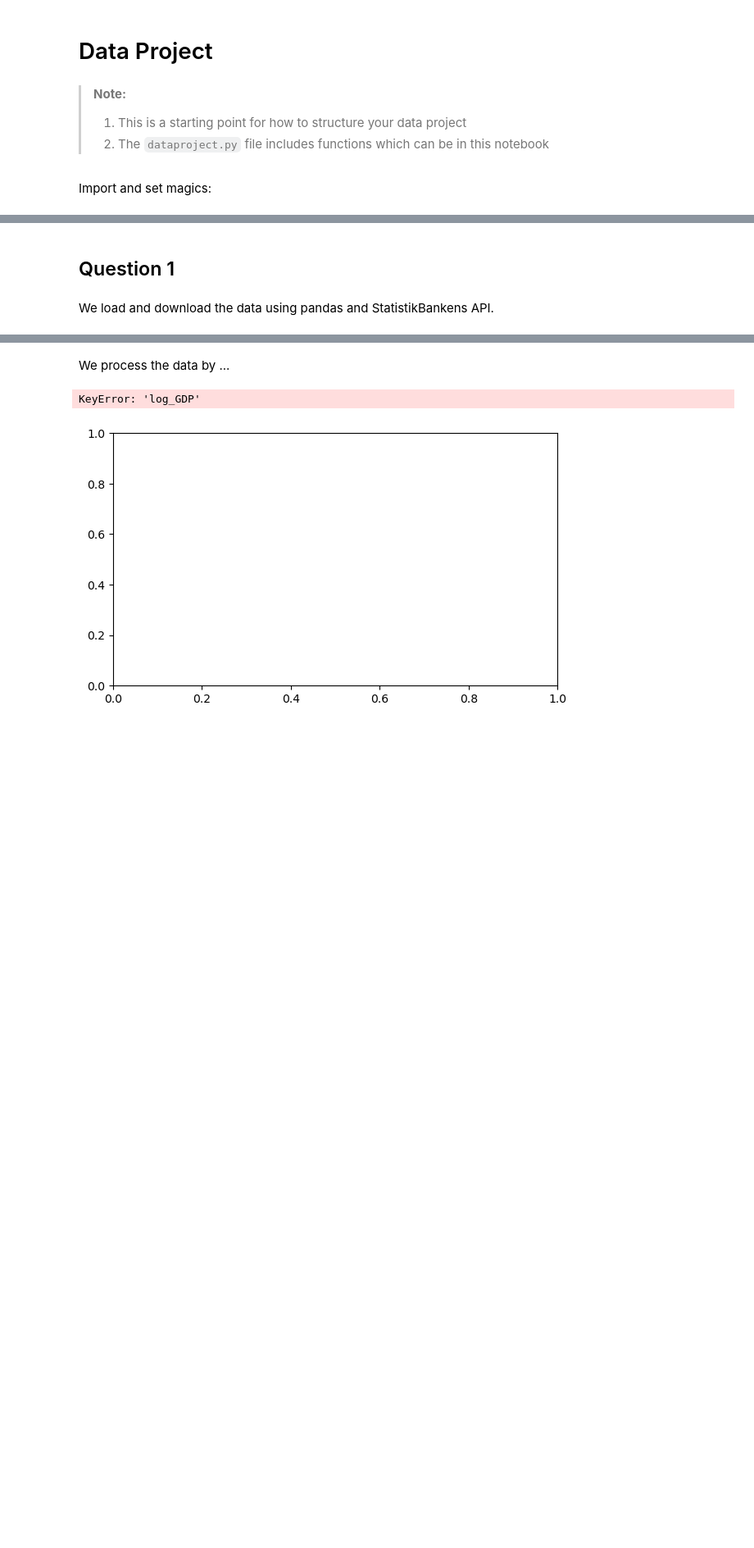
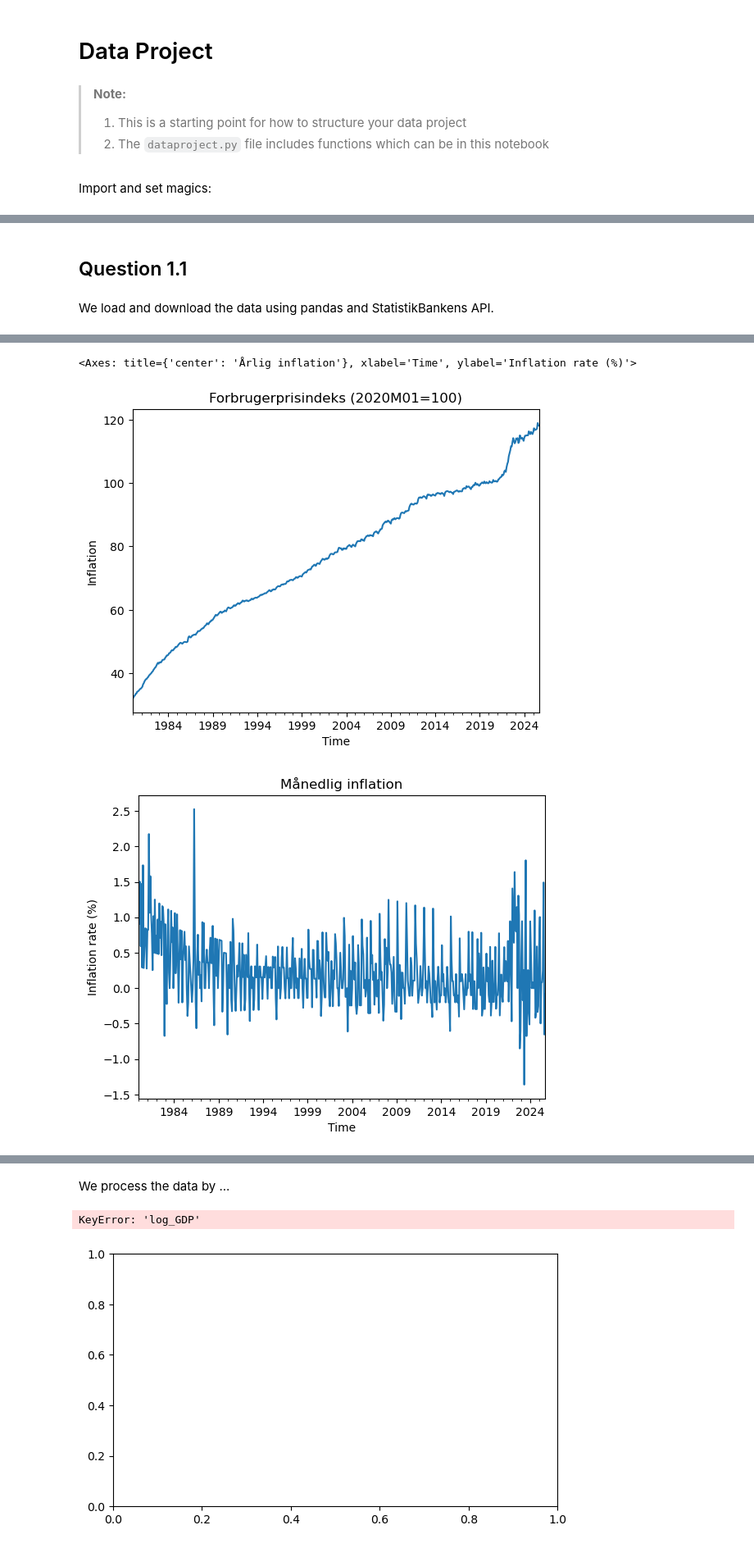
Before and after one commit to NumEconCopenhagen/projects-2025-sniperfred-og-christoclem, a Jupyter notebook: 01_dataproject/dataproject.ipynb, the cells around one changed output, grey strips where cells are left out. Shown at 82% size. Cells and saved outputs as stored; diff of their text form; code cells hidden in the pictures; blank space fills up the shorter version.

```diff
--- a/01_dataproject/dataproject.ipynb
+++ b/01_dataproject/dataproject.ipynb
@@ -20,5 +23,5 @@ import dataproject
 # %% [markdown]
-## Question 1
+## Question 1.1
 # %% [markdown]
 We load and download the data using pandas and StatistikBankens API.
 # %%
@@ -32,16 +35,40 @@ data['INDHOLD'] = data['INDHOLD'].str.replace(',', '.')
 data['INDHOLD'] = pd.to_numeric(data['INDHOLD'])
 #Converting date strings to datetime
 data['TID'] = pd.to_datetime(data['TID'], format='%YM%m')
+#Setting TID as index
+data.set_index('TID', inplace=True)
 
 #1.1 (1.)
 #Finding the value of 2020M01
-base_value = data.loc[data['TID'] == '2020-01-01', 'INDHOLD'].values[0]
+base_value = data.loc[data.index == '2020-01-01', 'INDHOLD'].values[0]
 print(base_value)
 
 #Creating a new column with index 2020M01=100
 data['INDEKS_2020'] = data['INDHOLD'] / base_value *100
+#Check
 print(data.head())
+
+#Plotting the new index
+plt.figure()
+data['INDEKS_2020'].plot(xlabel='Time',ylabel='Inflation', title='Forbrugerprisindeks (2020M01=100)')
+
+#1.1 (2.)
+#Finding month to month inflation rate in percent
+data['INFLATION'] = (data['INDHOLD']/data['INDHOLD'].shift(1)-1)*100
 #Check
-print(data[data['INDEKS_2020'] == 100])
+print(data.head())
+#Plotting the inflation rate
+plt.figure()
+data['INFLATION'].plot(xlabel='Time',ylabel='Inflation rate (%)', title='Månedlig inflation')
+
+
+#1.1 (3.)
+#Finding the annual inflation rate in percent
+data['ANNUAL_INFLATION'] = (data['INDHOLD']/data['INDHOLD'].shift(12)-1)*100
+#Check
+print(data.head())
+#Plotting the annual inflation rate
+plt.figure()
+data['ANNUAL_INFLATION'].plot(xlabel='Time',ylabel='Inflation rate (%)', title='Årlig inflation')
 # %% [output]
 103.0
@@ -55,0 +91,3 @@ print(data[data['INDEKS_2020'] == 100])
+<Axes: title={'center': 'Årlig inflation'}, xlabel='Time', ylabel='Inflation rate (%)'>
+[figure, added]
+[figure, added]
```
Also changed, not shown: parts of 3 cells of this notebook.
